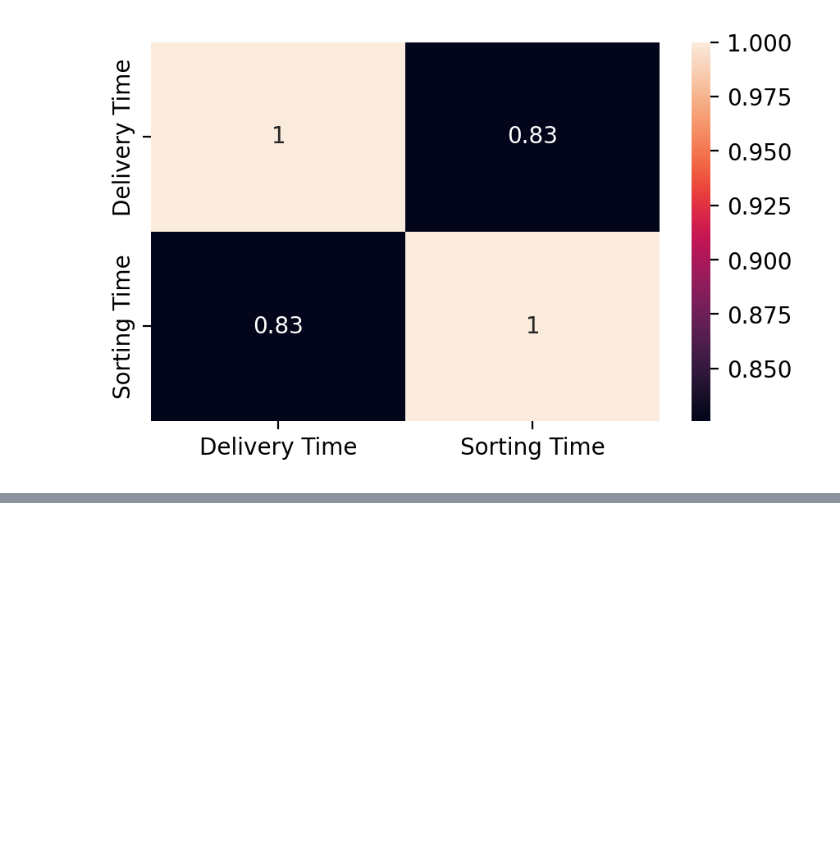
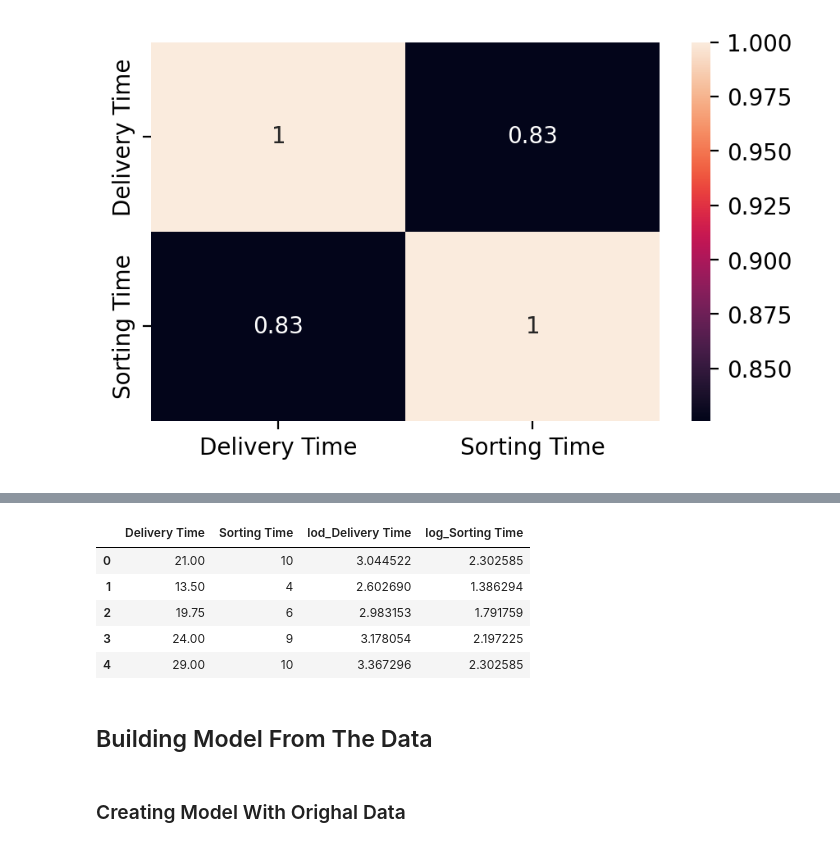
Before and after one commit to kunal-mallick/Data-Science-Assignments, a Jupyter notebook: 04_Simple Linear Regression/Code/Q1.ipynb, the cells around one changed output, grey strips where cells are left out. Saved outputs shown, nothing was run; the diff lists cells and outputs as text; code cells hidden in the pictures; blank space fills up the shorter version.

Commit message:
started model building

```diff
--- a/04_Simple Linear Regression/Code/Q1.ipynb
+++ b/04_Simple Linear Regression/Code/Q1.ipynb
@@ -101,0 +123,15 @@ sns.heatmap(df.corr(), annot=True)
+# %%
+df['lod_Delivery Time'] = np.log(df['Delivery Time'])
+df['log_Sorting Time'] = np.log(df['Sorting Time'])
+df.head()
+# %% [output]
+|  | Delivery Time | Sorting Time | lod_Delivery Time | log_Sorting Time |
+| 0 | 21.00 | 10 | 3.044522 | 2.302585 |
+| 1 | 13.50 | 4 | 2.602690 | 1.386294 |
+| 2 | 19.75 | 6 | 2.983153 | 1.791759 |
+| 3 | 24.00 | 9 | 3.178054 | 2.197225 |
+| 4 | 29.00 | 10 | 3.367296 | 2.302585 |
+# %% [markdown]
+## Building Model From The Data
+# %% [markdown]
+### Creating Model With Orighal Data
```
Also changed, not shown: parts of 10 cells of this notebook.
